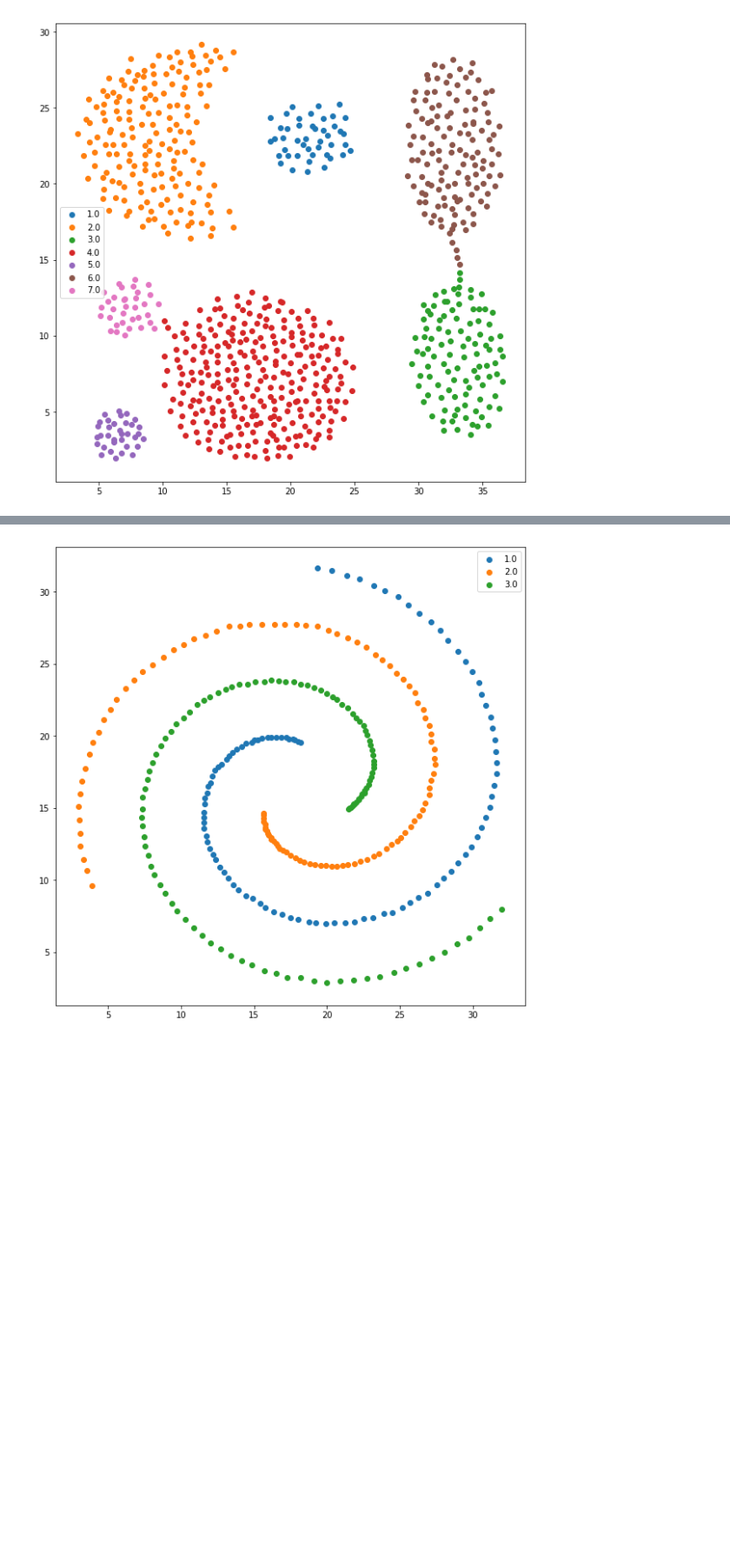
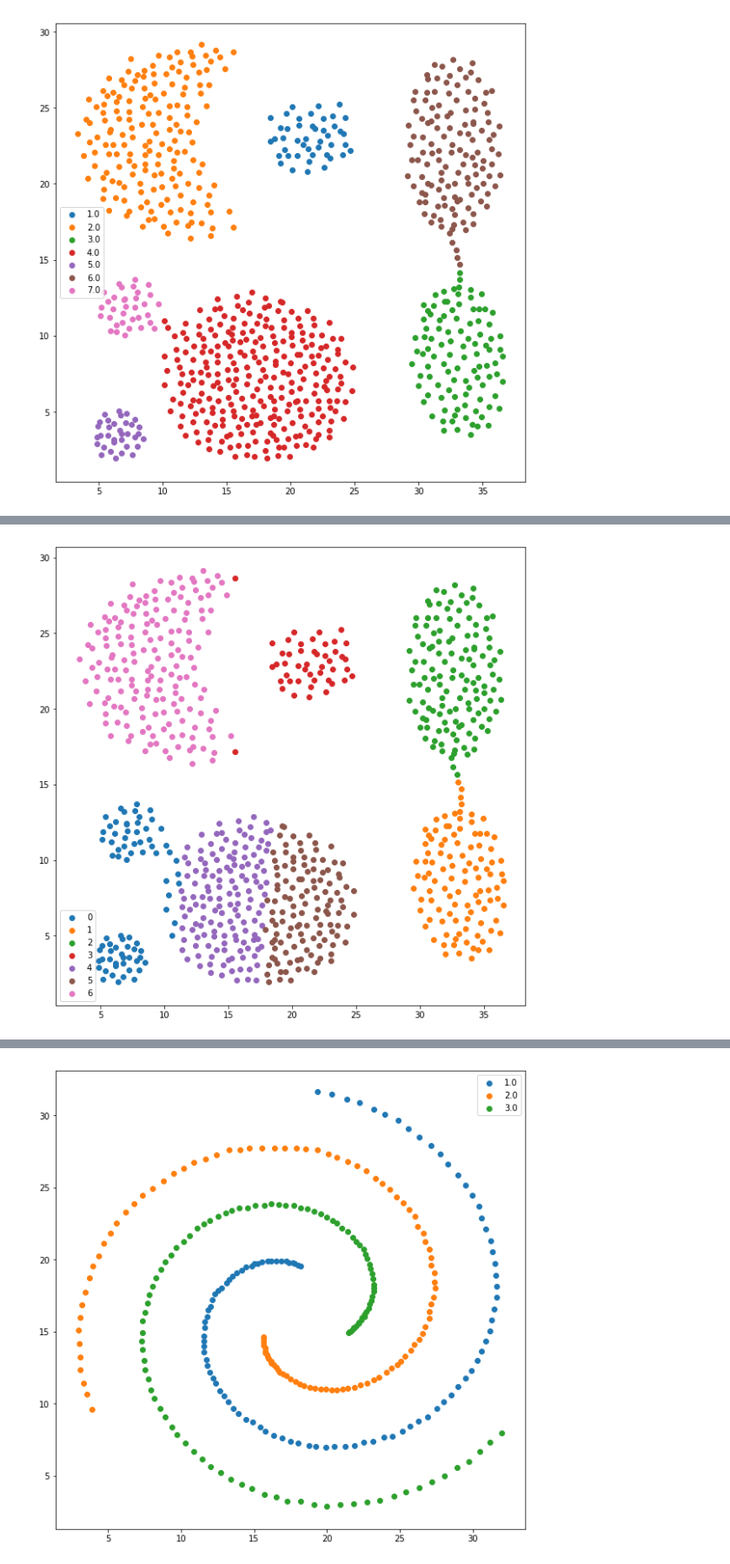
Before and after one commit to kxu08/Bootcamp2019, a Jupyter notebook: Day04/Afternoon1_Clustering/Clustering_DimReduction.ipynb, the cells around one changed output, grey strips where cells are left out. Shown at 87% size. Drawn from its saved outputs; the diff is of its cells as text; code cells hidden in the pictures; blank space fills up the shorter version.

```diff
--- a/Day04/Afternoon1_Clustering/Clustering_DimReduction.ipynb
+++ b/Day04/Afternoon1_Clustering/Clustering_DimReduction.ipynb
@@ -96,0 +103,7 @@ from sklearn.cluster import DBSCAN
+# %%
+model = KMeans(n_clusters = 7)
+model.fit(X)
+labels = model.predict(X)
+plot_labeled(X, labels)
+# %% [output]
+[figure, added]
```
Also changed, not shown: parts of 25 cells of this notebook, 4 other files.
